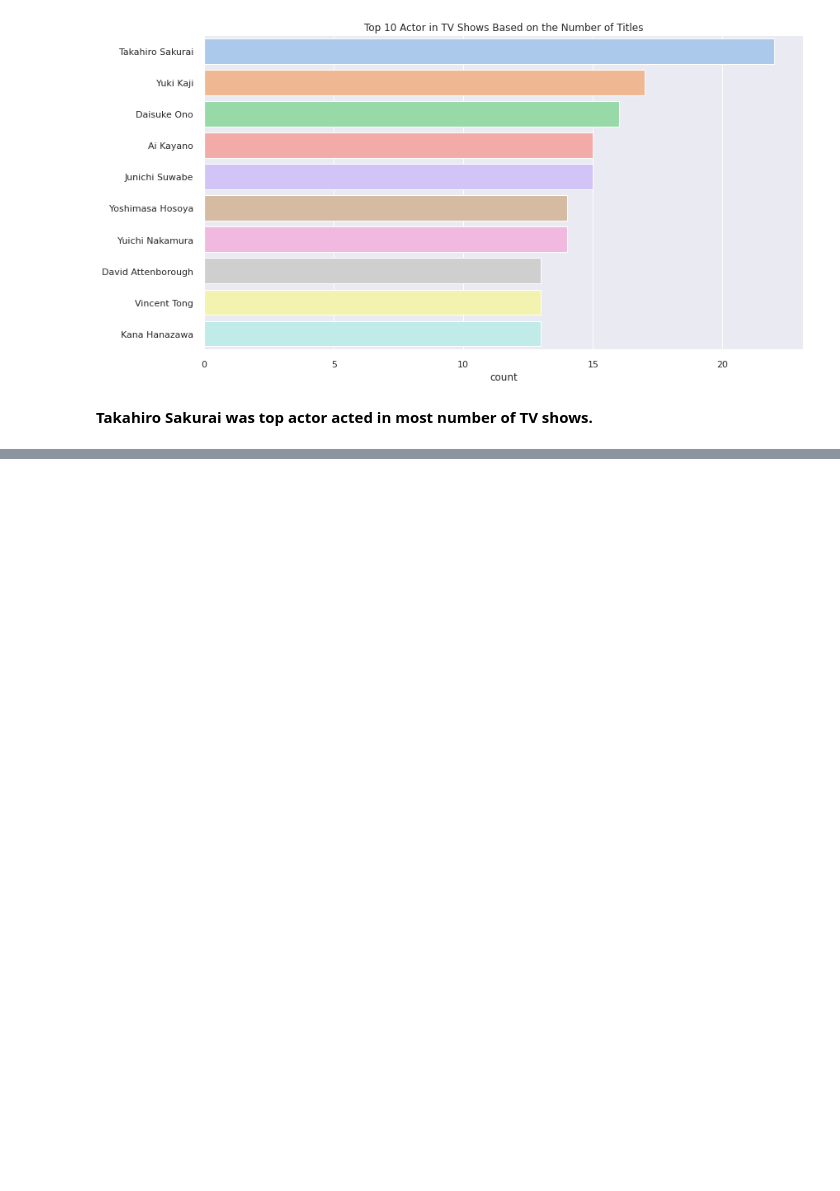
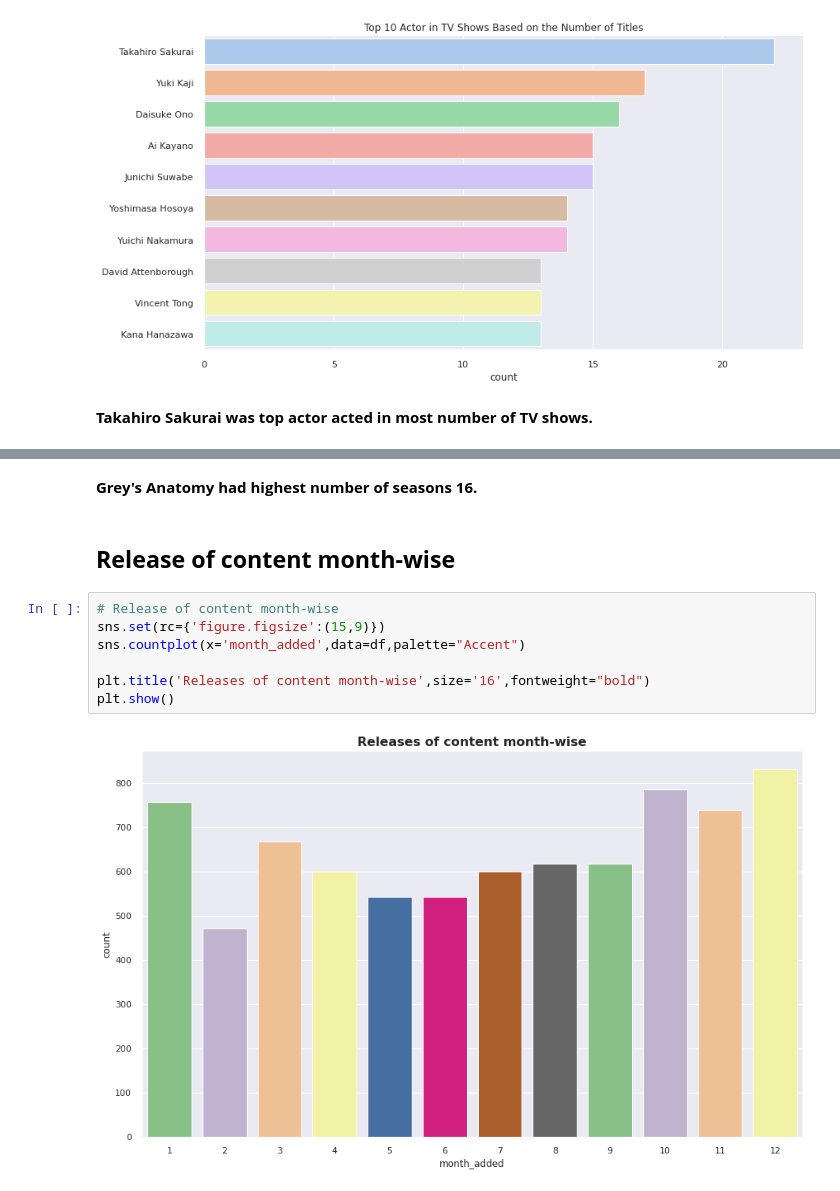
Before and after one commit to Bhushan271098/NETFLIX-MOVIES-AND-TV-SHOWS-CLUSTERING, a Jupyter notebook: Copy_of_NETFLIX_MOVIES_AND_TV_SHOWS_CLUSTERING.ipynb, the cells around one changed output, grey strips where cells are left out. Saved outputs shown, nothing was run; the diff lists cells and outputs as text; blank space fills up the shorter version.

```diff
--- a/Copy_of_NETFLIX_MOVIES_AND_TV_SHOWS_CLUSTERING.ipynb
+++ b/Copy_of_NETFLIX_MOVIES_AND_TV_SHOWS_CLUSTERING.ipynb
@@ -562,0 +581,13 @@ plt.show()
+# %% [markdown]
+**Grey's Anatomy had highest number of seasons 16.**
+# %% [markdown]
+## **Release of content month-wise**
+# %%
+# Release of content month-wise
+sns.set(rc={'figure.figsize':(15,9)})
+sns.countplot(x='month_added',data=df,palette="Accent")
+
+plt.title('Releases of content month-wise',size='16',fontweight="bold")
+plt.show()
+# %% [output]
+[figure, added]
```
Also changed, not shown: parts of 22 cells of this notebook.
